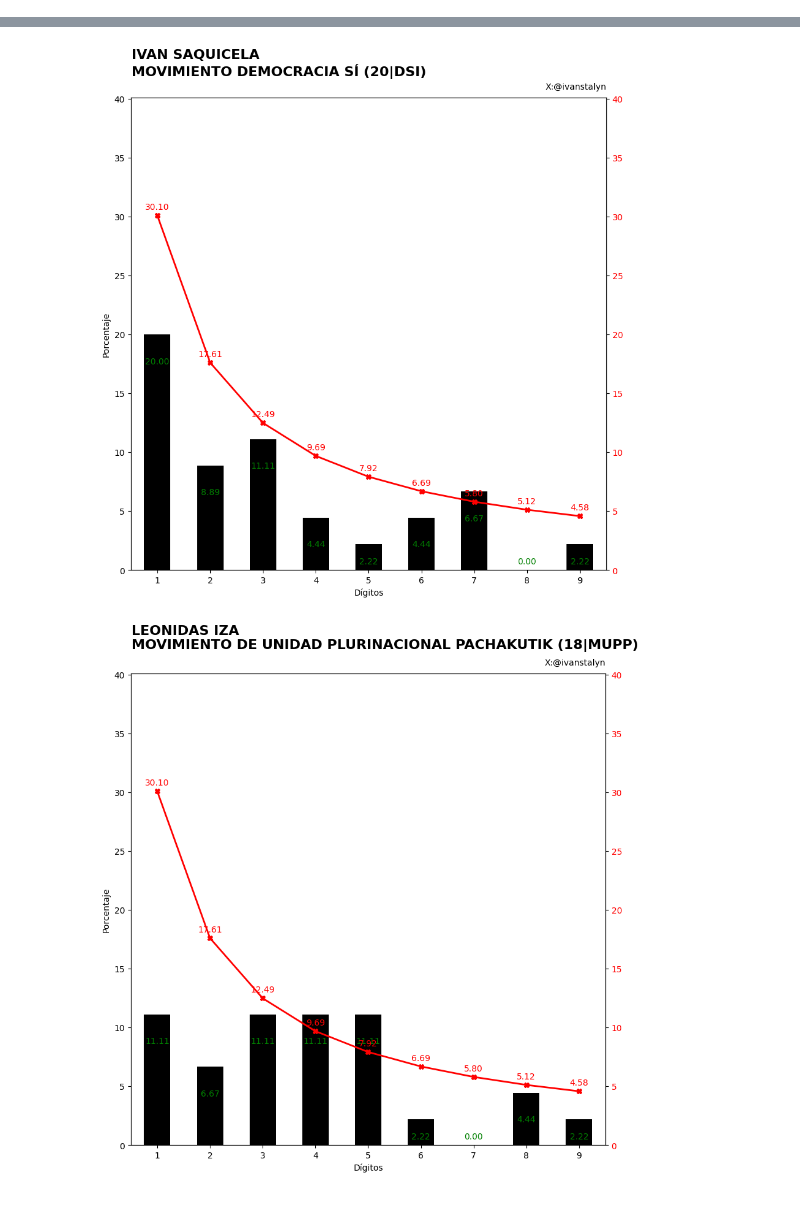
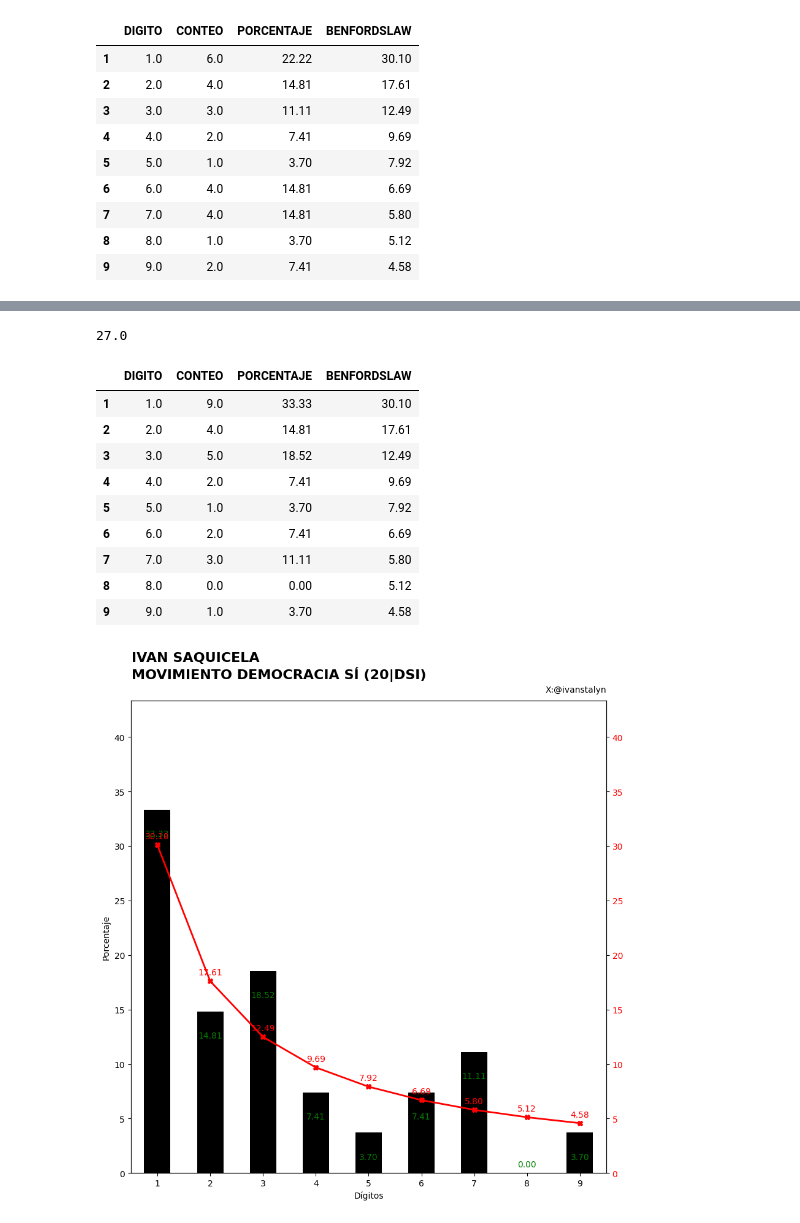
Before and after one commit to ivanstalyn/elecciones2025, a Jupyter notebook: elecciones.ipynb, the cells around one changed output, grey strips where cells are left out. Cells and saved outputs as stored; diff of their text form; code cells hidden in the pictures.

```diff
--- a/elecciones.ipynb
+++ b/elecciones.ipynb
@@ -18,10 +18,10 @@ def add_value_labels(ax, typ, spacing=5):
             if y_pos < 0:
                 y_pos = 0
 
-
             label = "{:.2f}".format(y_value)
             ax.annotate(label,(x_value, y_pos), xytext=(0, space),
                     textcoords="offset points", ha='center', va=va, color= "green")
+
     if typ == 'line':
         line = ax.lines[0]
         for x_value, y_value in zip(line.get_xdata(), line.get_ydata()):
@@ -51,19 +51,19 @@ for archivo in archivos:
 for index, candidato in df_data_candidatos.iterrows():
     df_votos_por_candidato = df_data_votos[df_data_votos['COD_CANDIDATO'] == candidato['COD_CANDIDATO']]
 
-    df_bendford_por_candidato = pd.DataFrame(columns=['DIGITO', 'CONTEO', 'PORCENTAJE','BENDSFORDLAW'])
+    df_benford_por_candidato = pd.DataFrame(columns=['DIGITO', 'CONTEO', 'PORCENTAJE','BENFORDSLAW'])
     for i in range(1, 10):
         conteo = df_votos_por_candidato['DIGITO'].value_counts().get(i, 0)
-        bendford = round(math.log10(1 + (1/i))*100, 2)
-        df_bendford_por_candidato.loc[i] = [i,conteo, 0, bendford]
+        benford = round(math.log10(1 + (1/i))*100, 2)
+        df_benford_por_candidato.loc[i] = [i,conteo, 0, benford]
 
-    df_bendford_por_candidato['PORCENTAJE'] = round((df_bendford_por_candidato['CONTEO'] / df_bendford_por_candidato['DIGITO'].sum()) * 100, 2)
+    df_benford_por_candidato['PORCENTAJE'] = round((df_benford_por_candidato['CONTEO'] / df_benford_por_candidato['CONTEO'].sum()) * 100, 2)
 
-    maximo = df_bendford_por_candidato['BENDSFORDLAW'].max() + 10
-    if df_bendford_por_candidato['PORCENTAJE'].max() > df_bendford_por_candidato['BENDSFORDLAW'].max():
-        maximo =  df_bendford_por_candidato['PORCENTAJE'].max() + 10
+    maximo = df_benford_por_candidato['BENFORDSLAW'].max() + 10
+    if df_benford_por_candidato['PORCENTAJE'].max() > df_benford_por_candidato['BENFORDSLAW'].max():
+        maximo =  df_benford_por_candidato['PORCENTAJE'].max() + 10
 
-    barras = df_bendford_por_candidato['PORCENTAJE'].plot(kind="bar", figsize=(10, 10), color="#000000")
+    barras = df_benford_por_candidato['PORCENTAJE'].plot(kind="bar", figsize=(10, 10), color="#000000")
     barras.set_ylabel("Porcentaje")
     barras.set_xlabel("Dígitos")
     barras.set_ylim(0, maximo)
@@ -71,7 +71,7 @@ for index, candidato in df_data_candidatos.iterrows():
         tick.set_rotation(0)
 
     linea = barras.twinx()
-    linea.plot(barras.get_xticks(),df_bendford_por_candidato['BENDSFORDLAW'],color="#FF0000", linewidth=2, marker = "X")
+    linea.plot(barras.get_xticks(),df_benford_por_candidato['BENFORDSLAW'],color="#FF0000", linewidth=2, marker = "X")
     linea.grid(False)
     linea.set_ylim(0, maximo)
 
@@ -102,0 +126,10 @@ for index, candidato in df_data_candidatos.iterrows():
+|  | DIGITO | CONTEO | PORCENTAJE | BENFORDSLAW |
+| 1 | 1.0 | 6.0 | 22.22 | 30.10 |
+| 2 | 2.0 | 4.0 | 14.81 | 17.61 |
+| 3 | 3.0 | 3.0 | 11.11 | 12.49 |
+| 4 | 4.0 | 2.0 | 7.41 | 9.69 |
+| 5 | 5.0 | 1.0 | 3.70 | 7.92 |
+| 6 | 6.0 | 4.0 | 14.81 | 6.69 |
+| 7 | 7.0 | 4.0 | 14.81 | 5.80 |
+| 8 | 8.0 | 1.0 | 3.70 | 5.12 |
+| 9 | 9.0 | 2.0 | 7.41 | 4.58 |
@@ -104,2 +137,12 @@ for index, candidato in df_data_candidatos.iterrows():
+27.0
+|  | DIGITO | CONTEO | PORCENTAJE | BENFORDSLAW |
+| 1 | 1.0 | 9.0 | 33.33 | 30.10 |
+| 2 | 2.0 | 4.0 | 14.81 | 17.61 |
+| 3 | 3.0 | 5.0 | 18.52 | 12.49 |
+| 4 | 4.0 | 2.0 | 7.41 | 9.69 |
+| 5 | 5.0 | 1.0 | 3.70 | 7.92 |
+| 6 | 6.0 | 2.0 | 7.41 | 6.69 |
+| 7 | 7.0 | 3.0 | 11.11 | 5.80 |
+| 8 | 8.0 | 0.0 | 0.00 | 5.12 |
+| 9 | 9.0 | 1.0 | 3.70 | 4.58 |
-[figure, old version]
+[figure, new version]
-[figure, removed]
```
Also changed, not shown: parts of 1 cell of this notebook.
